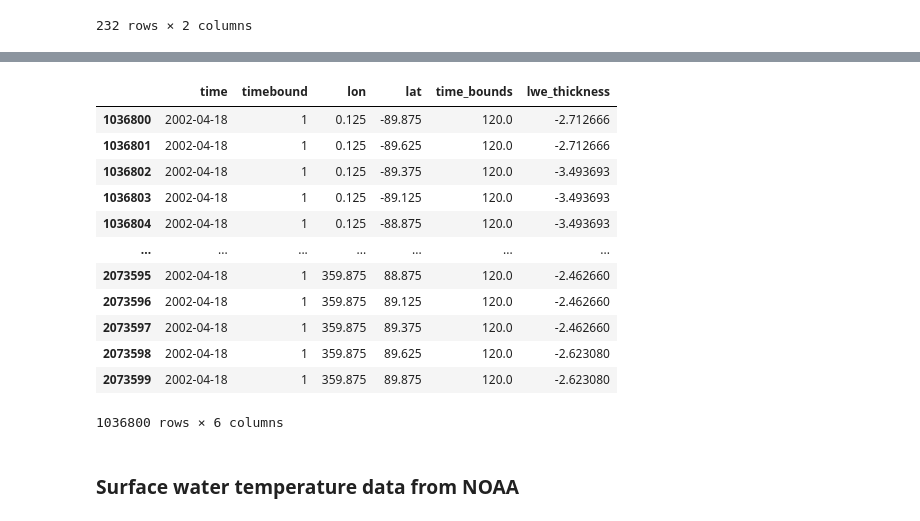
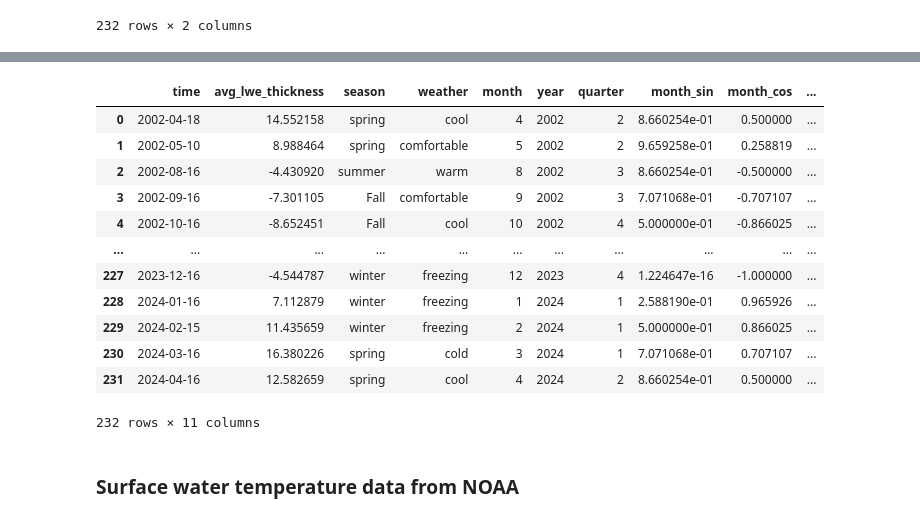
Before and after one commit to Ainard09/ai4ls_2_water_prediction, a Jupyter notebook: Task_2/CSR_GRACE.ipynb, the cells around one changed output, grey strips where cells are left out. Saved outputs shown, nothing was run; the diff lists cells and outputs as text; code cells hidden in the pictures.

```diff
--- a/Task_2/CSR_GRACE.ipynb
+++ b/Task_2/CSR_GRACE.ipynb
@@ -362,16 +330,0 @@ land_lwe_thickness
-# %%
-land_lwe_thickness[land_lwe_thickness["time"]=="2002-04-18"]
-# %% [output]
-|  | time | timebound | lon | lat | time_bounds | lwe_thickness |
-| 1036800 | 2002-04-18 | 1 | 0.125 | -89.875 | 120.0 | -2.712666 |
-| 1036801 | 2002-04-18 | 1 | 0.125 | -89.625 | 120.0 | -2.712666 |
-| 1036802 | 2002-04-18 | 1 | 0.125 | -89.375 | 120.0 | -3.493693 |
-| 1036803 | 2002-04-18 | 1 | 0.125 | -89.125 | 120.0 | -3.493693 |
-| 1036804 | 2002-04-18 | 1 | 0.125 | -88.875 | 120.0 | -3.493693 |
-| ... | ... | ... | ... | ... | ... | ... |
-| 2073595 | 2002-04-18 | 1 | 359.875 | 88.875 | 120.0 | -2.462660 |
-| 2073596 | 2002-04-18 | 1 | 359.875 | 89.125 | 120.0 | -2.462660 |
-| 2073597 | 2002-04-18 | 1 | 359.875 | 89.375 | 120.0 | -2.462660 |
-| 2073598 | 2002-04-18 | 1 | 359.875 | 89.625 | 120.0 | -2.623080 |
-| 2073599 | 2002-04-18 | 1 | 359.875 | 89.875 | 120.0 | -2.623080 |
-1036800 rows × 6 columns
@@ -378,3 +367,36 @@ land_lwe_thickness[land_lwe_thickness["time"]=="2002-04-18"]
+# %%
+# add season features
+grouped['time'] = pd.to_datetime(grouped['time'])
+grouped["season"] = grouped["time"].dt.month.apply(get_season)
+grouped["weather"] = grouped["time"].dt.month.apply(get_weather)
+
+# add calender features
+grouped["month"] = grouped["time"].dt.month
+grouped["year"] = grouped["time"].dt.year
+grouped["quarter"] = grouped["time"].dt.quarter
+
+# cyclic calender and seasonal features
+month_cyclic = cyclical_encoded(grouped["month"], cycle_length=24)
+quarter_cyclic = cyclical_encoded(grouped["quarter"], cycle_length=4)
+
+# merge the df to the cyclic the features
+df_exogenous_features = pd.concat([grouped,month_cyclic, quarter_cyclic], axis=1)
+# %%
+df_exogenous_features
+# %% [output]
+|  | time | avg_lwe_thickness | season | weather | month | year | quarter | month_sin | month_cos | ... |
+| 0 | 2002-04-18 | 14.552158 | spring | cool | 4 | 2002 | 2 | 8.660254e-01 | 0.500000 | ... |
+| 1 | 2002-05-10 | 8.988464 | spring | comfortable | 5 | 2002 | 2 | 9.659258e-01 | 0.258819 | ... |
+| 2 | 2002-08-16 | -4.430920 | summer | warm | 8 | 2002 | 3 | 8.660254e-01 | -0.500000 | ... |
+| 3 | 2002-09-16 | -7.301105 | Fall | comfortable | 9 | 2002 | 3 | 7.071068e-01 | -0.707107 | ... |
+| 4 | 2002-10-16 | -8.652451 | Fall | cool | 10 | 2002 | 4 | 5.000000e-01 | -0.866025 | ... |
+| ... | ... | ... | ... | ... | ... | ... | ... | ... | ... | ... |
+| 227 | 2023-12-16 | -4.544787 | winter | freezing | 12 | 2023 | 4 | 1.224647e-16 | -1.000000 | ... |
+| 228 | 2024-01-16 | 7.112879 | winter | freezing | 1 | 2024 | 1 | 2.588190e-01 | 0.965926 | ... |
+| 229 | 2024-02-15 | 11.435659 | winter | freezing | 2 | 2024 | 1 | 5.000000e-01 | 0.866025 | ... |
+| 230 | 2024-03-16 | 16.380226 | spring | cold | 3 | 2024 | 1 | 7.071068e-01 | 0.707107 | ... |
+| 231 | 2024-04-16 | 12.582659 | spring | cool | 4 | 2024 | 2 | 8.660254e-01 | 0.500000 | ... |
+232 rows × 11 columns
 # %% [markdown]
 ### Surface water temperature data from NOAA
 # %%
```
Also changed, not shown: parts of 6 cells of this notebook.
